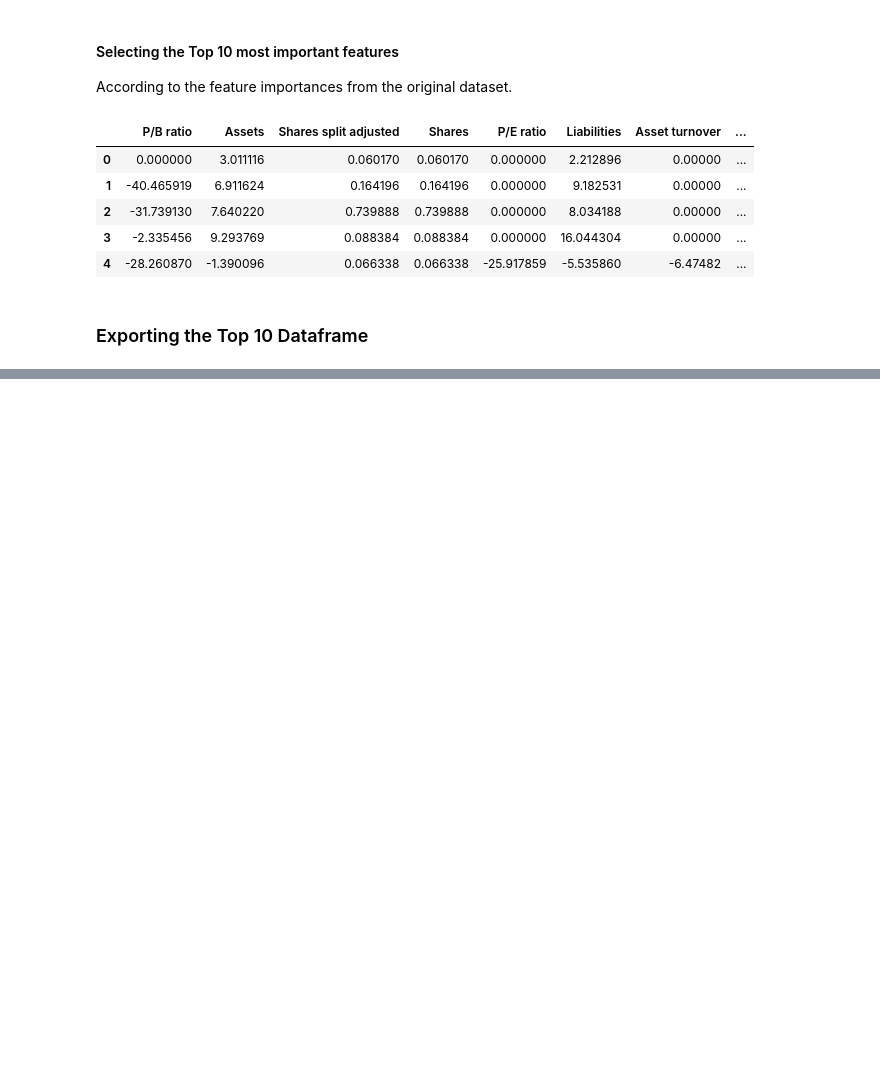
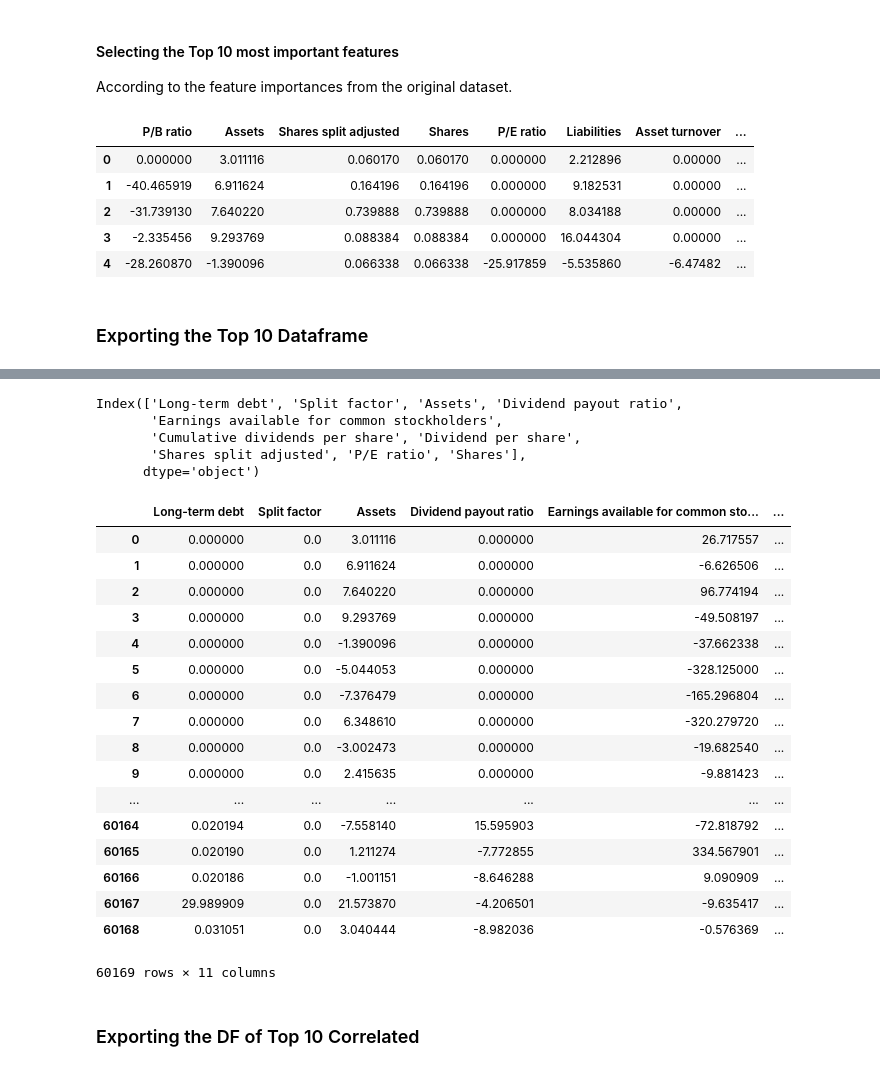
Before and after one commit to marcosan93/Stock-Performance-Predictor-2.0, a Jupyter notebook: Exploring-Dataset.ipynb, the cells around one changed output, grey strips where cells are left out. Saved outputs shown, nothing was run; the diff lists cells and outputs as text; code cells hidden in the pictures; blank space fills up the shorter version.

```diff
--- a/Exploring-Dataset.ipynb
+++ b/Exploring-Dataset.ipynb
@@ -174,0 +193,3 @@ with open("top10_df.pkl", "wb") as fp:
+# %%
+top10_corr = corr.transpose().apply(abs).sort_values(by='Decision', ascending=False)[:10]
+top10_corr
@@ -174,0 +208,32 @@ with open("top10_df.pkl", "wb") as fp:
+# %%
+top10_corr.index
+# %% [output]
+Index(['Long-term debt', 'Split factor', 'Assets', 'Dividend payout ratio',
+       'Earnings available for common stockholders',
+       'Cumulative dividends per share', 'Dividend per share',
+       'Shares split adjusted', 'P/E ratio', 'Shares'],
+      dtype='object')
+# %%
+top10_corr_df = final_df[top10_corr.index].join(final_df.Decision)
+top10_corr_df
+# %% [output]
+|  | Long-term debt | Split factor | Assets | Dividend payout ratio | Earnings available for common sto... | ... |
+| 0 | 0.000000 | 0.0 | 3.011116 | 0.000000 | 26.717557 | ... |
+| 1 | 0.000000 | 0.0 | 6.911624 | 0.000000 | -6.626506 | ... |
+| 2 | 0.000000 | 0.0 | 7.640220 | 0.000000 | 96.774194 | ... |
+| 3 | 0.000000 | 0.0 | 9.293769 | 0.000000 | -49.508197 | ... |
+| 4 | 0.000000 | 0.0 | -1.390096 | 0.000000 | -37.662338 | ... |
+| 5 | 0.000000 | 0.0 | -5.044053 | 0.000000 | -328.125000 | ... |
+| 6 | 0.000000 | 0.0 | -7.376479 | 0.000000 | -165.296804 | ... |
+| 7 | 0.000000 | 0.0 | 6.348610 | 0.000000 | -320.279720 | ... |
+| 8 | 0.000000 | 0.0 | -3.002473 | 0.000000 | -19.682540 | ... |
+| 9 | 0.000000 | 0.0 | 2.415635 | 0.000000 | -9.881423 | ... |
+| ... | ... | ... | ... | ... | ... | ... |
+| 60164 | 0.020194 | 0.0 | -7.558140 | 15.595903 | -72.818792 | ... |
+| 60165 | 0.020190 | 0.0 | 1.211274 | -7.772855 | 334.567901 | ... |
+| 60166 | 0.020186 | 0.0 | -1.001151 | -8.646288 | 9.090909 | ... |
+| 60167 | 29.989909 | 0.0 | 21.573870 | -4.206501 | -9.635417 | ... |
+| 60168 | 0.031051 | 0.0 | 3.040444 | -8.982036 | -0.576369 | ... |
+60169 rows × 11 columns
+# %% [markdown]
+### Exporting the DF of Top 10 Correlated
```
Also changed, not shown: parts of 3 cells of this notebook, 1 other file.
